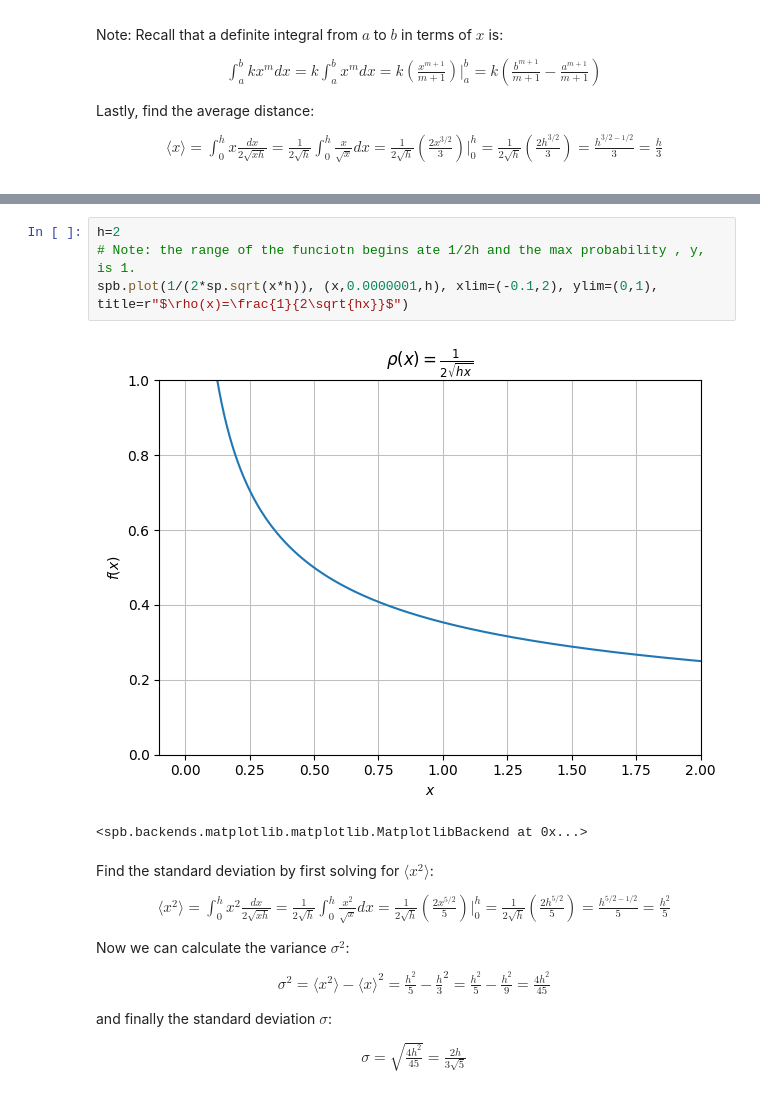
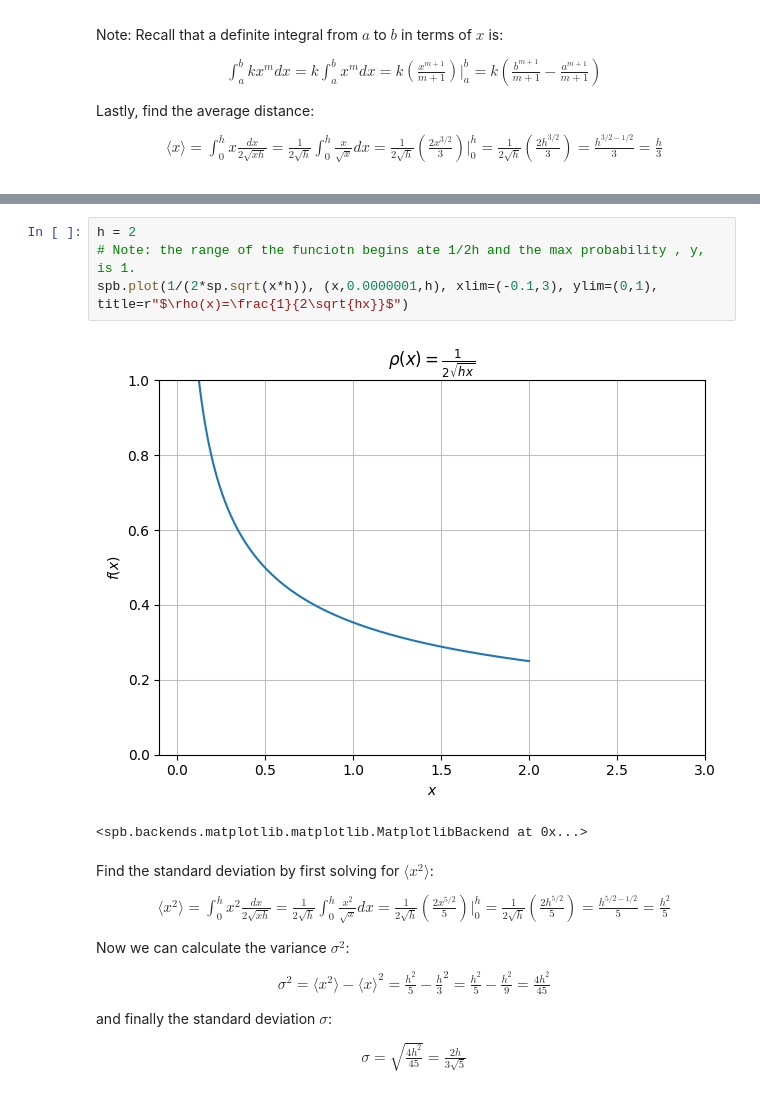
Before and after one commit to Artuk009/QuantumMechanics, a Jupyter notebook: IntroductionToQuantumMechanics/Chapter_01.ipynb, the cells around one changed output, grey strips where cells are left out. Cells and saved outputs as stored; diff of their text form.

Commit message:
Figure Change

```diff
--- a/IntroductionToQuantumMechanics/Chapter_01.ipynb
+++ b/IntroductionToQuantumMechanics/Chapter_01.ipynb
@@ -193,9 +194,9 @@ True
 # %%
-h=2
+h = 2
 # Note: the range of the funciotn begins ate 1/2h and the max probability , y, is 1.
-spb.plot(1/(2*sp.sqrt(x*h)), (x,0.0000001,h), xlim=(-0.1,2), ylim=(0,1), title=r"$\rho(x)=\frac{1}{2\sqrt{hx}}$")
+spb.plot(1/(2*sp.sqrt(x*h)), (x,0.0000001,h), xlim=(-0.1,3), ylim=(0,1), title=r"$\rho(x)=\frac{1}{2\sqrt{hx}}$")
 # %% [output]
-[figure, old version]
+[figure, new version]
 <spb.backends.matplotlib.matplotlib.MatplotlibBackend at 0x...>
 # %% [markdown]
 Find the standard deviation by first solving for $\langle x^2\rangle$: <br>
```
Also changed, not shown: parts of 11 cells of this notebook.
